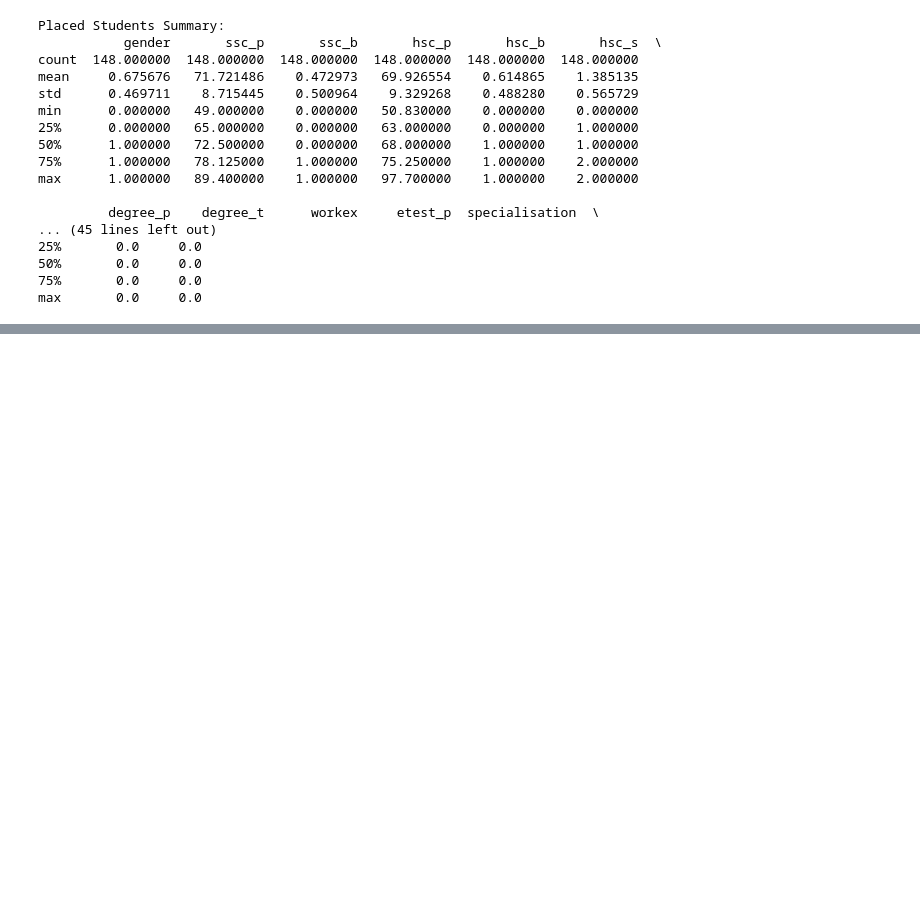
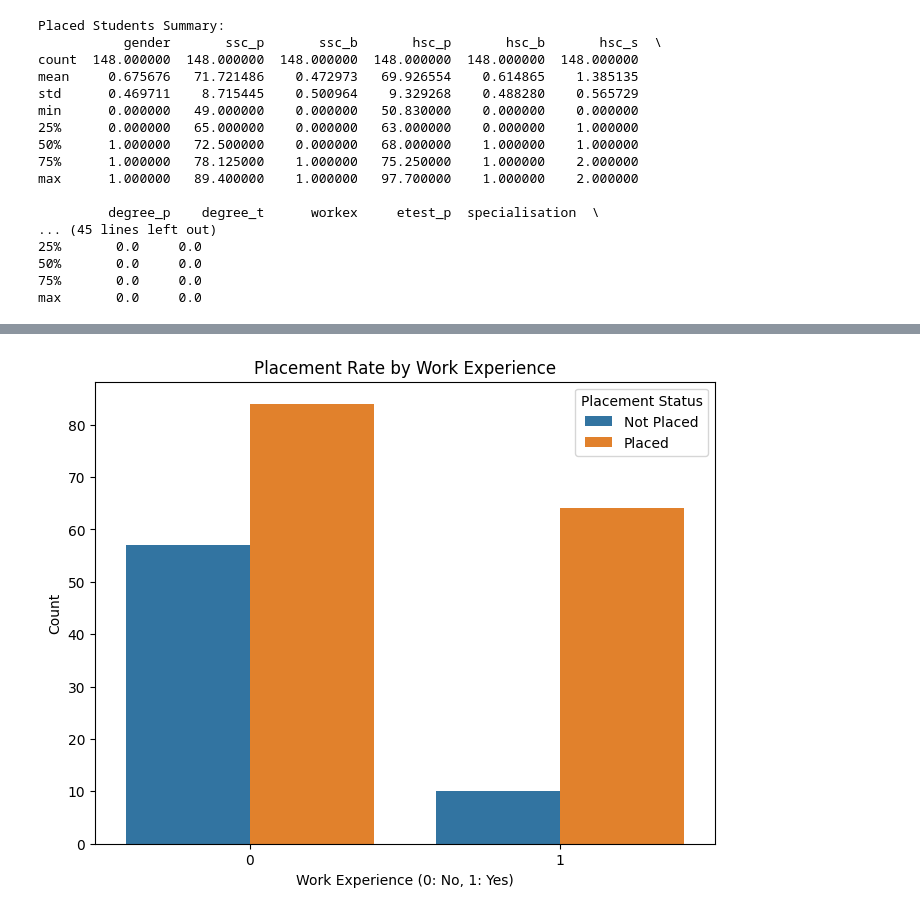
Before and after one commit to MashaNilu/IS4116-data-analysis-script, a Jupyter notebook: main.ipynb, the cells around one changed output, grey strips where cells are left out. Drawn from its saved outputs; the diff is of its cells as text; code cells hidden in the pictures; blank space fills up the shorter version.

```diff
--- a/main.ipynb
+++ b/main.ipynb
@@ -165,0 +178,11 @@ max       0.0     0.0
+# %%
+# Placement Rate by Work Experience
+plt.figure(figsize=(8, 6))
+sns.countplot(x='workex', hue='status', data=df)
+plt.title('Placement Rate by Work Experience')
+plt.legend(title="Placement Status", labels=['Not Placed', 'Placed'])
+plt.xlabel('Work Experience (0: No, 1: Yes)')
+plt.ylabel('Count')
+plt.show()
+# %% [output]
+[figure, added]
```
Also changed, not shown: parts of 4 cells of this notebook.
